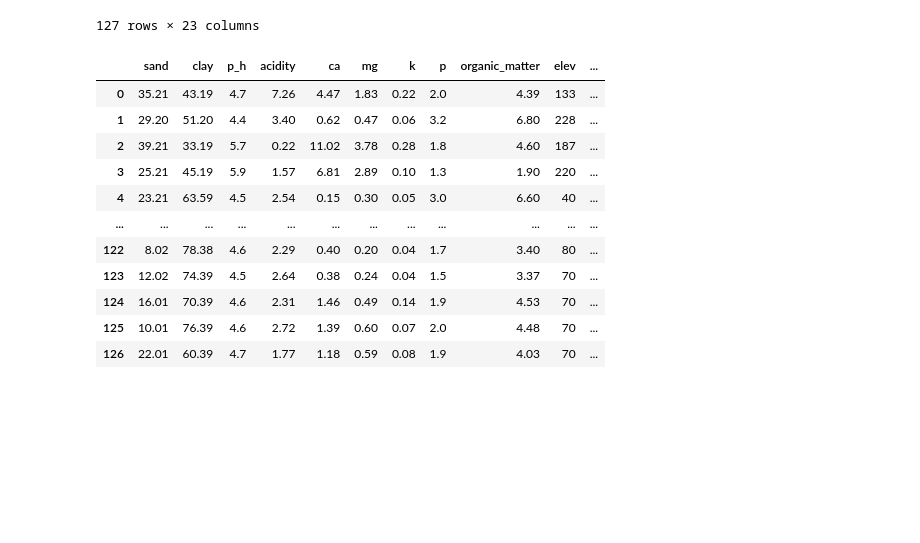
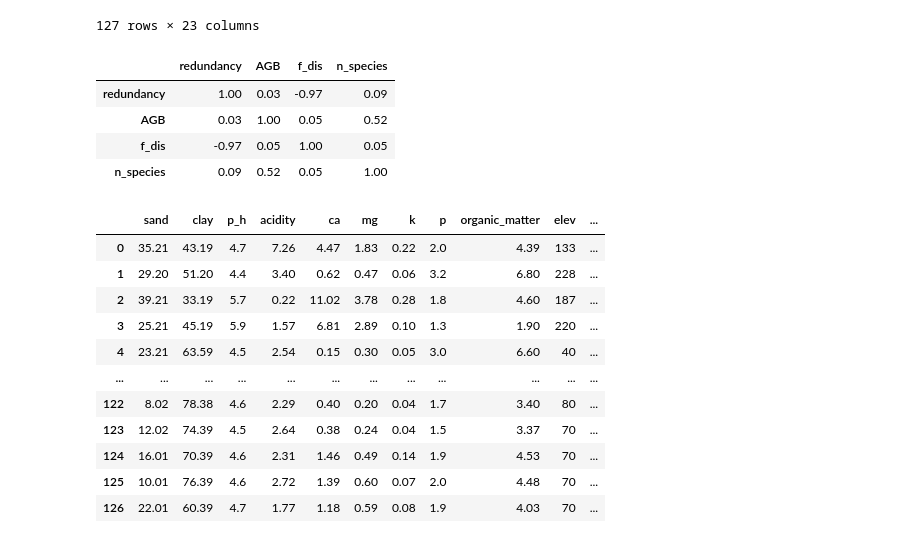
Before and after one commit to ecamo19/spatial_random_forest, a Jupyter notebook: gpboost/gpboost.ipynb, the cells around one changed output. Saved outputs shown, nothing was run; the diff lists cells and outputs as text; code cells hidden in the pictures; blank space fills up the shorter version.

```diff
--- a/gpboost/gpboost.ipynb
+++ b/gpboost/gpboost.ipynb
@@ -44,3 +41,13 @@ y_uniqueness = data[["uniqueness"]]
+# %%
+# Correlations between predictors
+cormat = data[["redundancy", "AGB", "f_dis", "n_species"]].corr()
+round(cormat,2)
+# %% [output]
+|  | redundancy | AGB | f_dis | n_species |
+| redundancy | 1.00 | 0.03 | -0.97 | 0.09 |
+| AGB | 0.03 | 1.00 | 0.05 | 0.52 |
+| f_dis | -0.97 | 0.05 | 1.00 | 0.05 |
+| n_species | 0.09 | 0.52 | 0.05 | 1.00 |
 # %%
 # Define coordinates
 coords = data[['x_wgs84','y_wgs84']]
```
Also changed, not shown: parts of 4 cells of this notebook.
